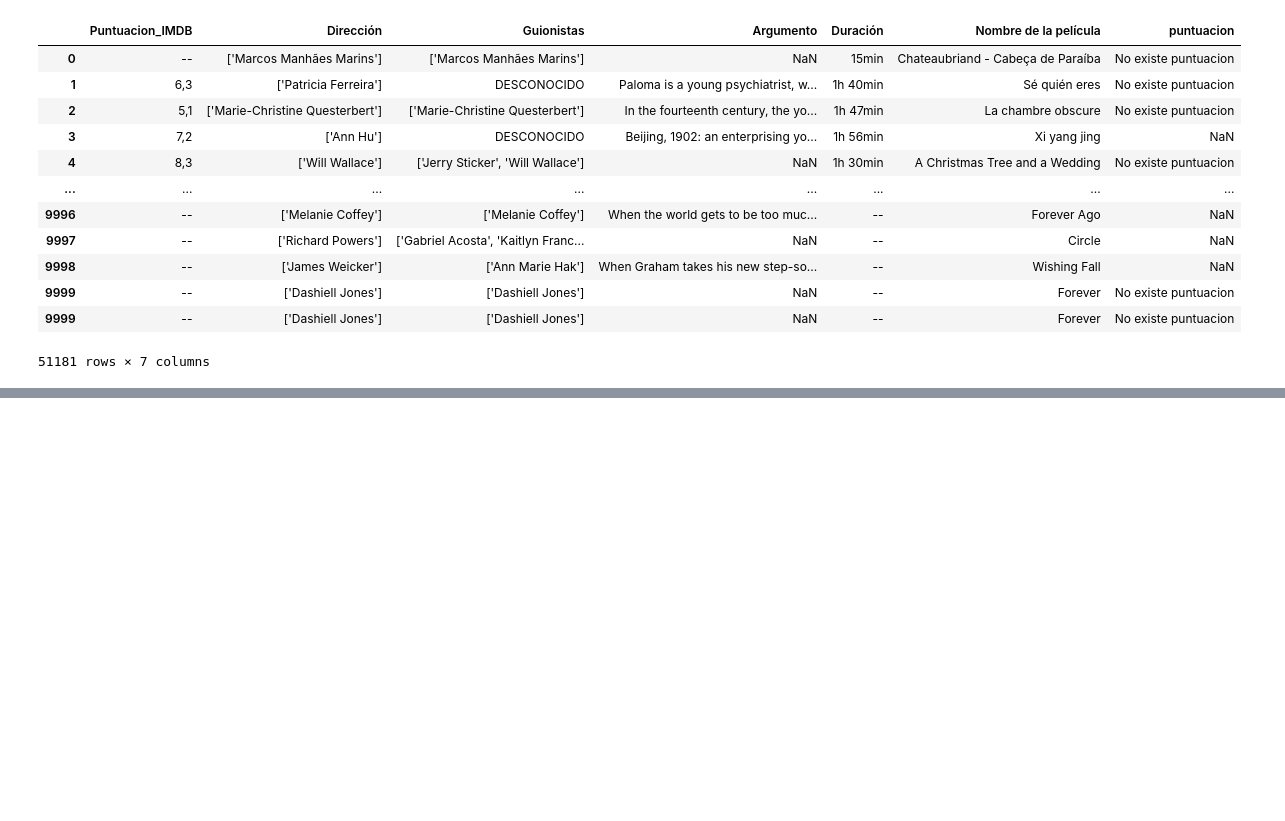
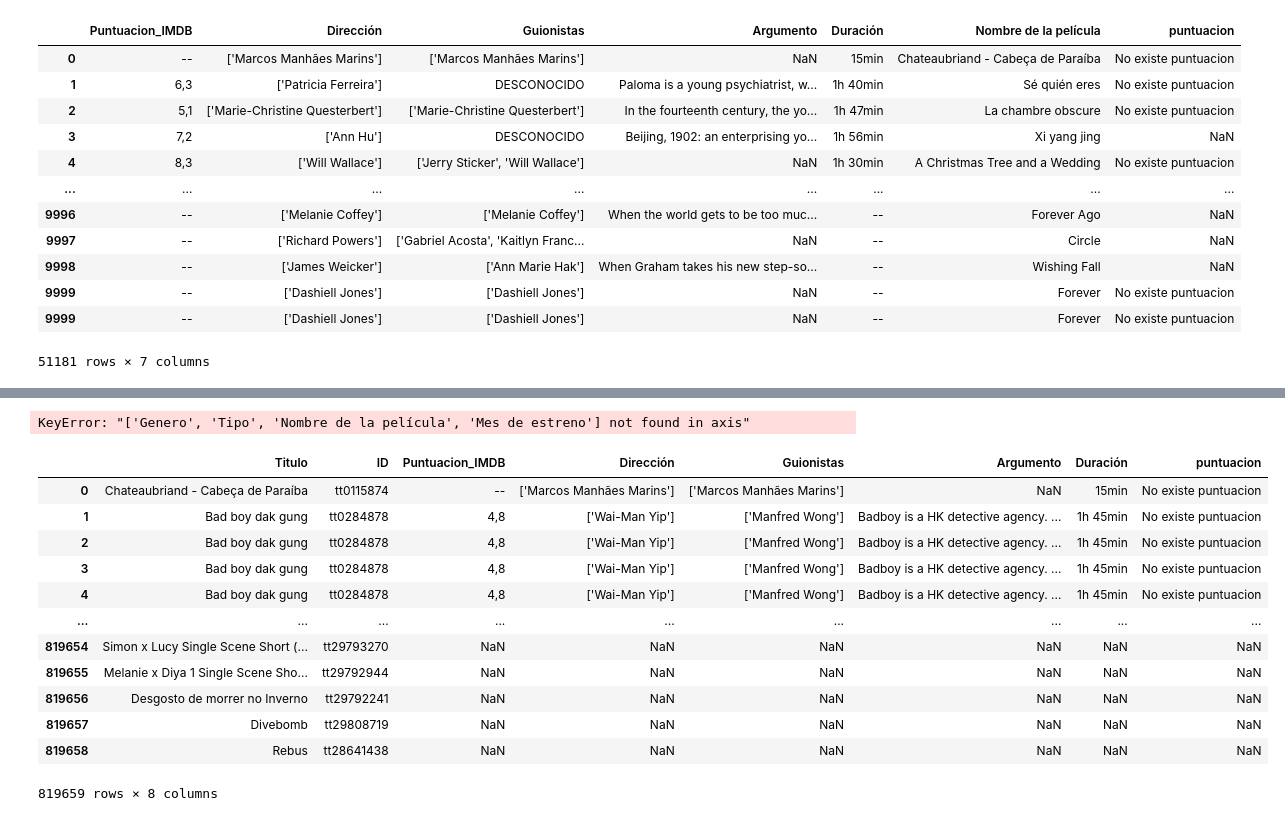
Before and after one commit to lmoraromero/proyecto-da-promo-G-modulo-2-team-2, a Jupyter notebook: UNION_PELIS_REBE.ipynb, the cells around one changed output, grey strips where cells are left out. Drawn from its saved outputs; the diff is of its cells as text; code cells hidden in the pictures; blank space fills up the shorter version.

Commit message:
COdigo union

```diff
--- a/UNION_PELIS_REBE.ipynb
+++ b/UNION_PELIS_REBE.ipynb
@@ -147,0 +150,3 @@ union_puntuacion
+# %%
+pelis_api= pd.read_csv("pelis_ordenadas.csv", index_col = 0)
+pelis_imbd = pd.read_csv("EXTRACCION REBE/completo_rebe_pelis.csv", index_col = 0)
@@ -147,0 +181,24 @@ union_puntuacion
+# %%
+union_IMBD_API = pd.merge(pelis_api, pelis_imbd, left_on="Titulo", right_on="Nombre de la película", how="left")
+# %%
+union_IMBD_API.drop(["Genero", "Tipo", "Nombre de la película", "Mes de estreno",], axis=1, inplace=True)
+# %% [output]
+KeyError: "['Genero', 'Tipo', 'Nombre de la película', 'Mes de estreno'] not found in axis"
+# %%
+union_IMBD_API.drop(["Año de estreno"], axis=1, inplace=True)
+# %%
+union_IMBD_API
+# %% [output]
+|  | Titulo | ID | Puntuacion_IMDB | Dirección | Guionistas | Argumento | Duración | puntuacion |
+| 0 | Chateaubriand - Cabeça de Paraíba | tt0115874 | -- | ['Marcos Manhães Marins'] | ['Marcos Manhães Marins'] | NaN | 15min | No existe puntuacion |
+| 1 | Bad boy dak gung | tt0284878 | 4,8 | ['Wai-Man Yip'] | ['Manfred Wong'] | Badboy is a HK detective agency. ... | 1h 45min | No existe puntuacion |
+| 2 | Bad boy dak gung | tt0284878 | 4,8 | ['Wai-Man Yip'] | ['Manfred Wong'] | Badboy is a HK detective agency. ... | 1h 45min | No existe puntuacion |
+| 3 | Bad boy dak gung | tt0284878 | 4,8 | ['Wai-Man Yip'] | ['Manfred Wong'] | Badboy is a HK detective agency. ... | 1h 45min | No existe puntuacion |
+| 4 | Bad boy dak gung | tt0284878 | 4,8 | ['Wai-Man Yip'] | ['Manfred Wong'] | Badboy is a HK detective agency. ... | 1h 45min | No existe puntuacion |
+| ... | ... | ... | ... | ... | ... | ... | ... | ... |
+| 819654 | Simon x Lucy Single Scene Short (... | tt29793270 | NaN | NaN | NaN | NaN | NaN | NaN |
+| 819655 | Melanie x Diya 1 Single Scene Sho... | tt29792944 | NaN | NaN | NaN | NaN | NaN | NaN |
+| 819656 | Desgosto de morrer no Inverno | tt29792241 | NaN | NaN | NaN | NaN | NaN | NaN |
+| 819657 | Divebomb | tt29808719 | NaN | NaN | NaN | NaN | NaN | NaN |
+| 819658 | Rebus | tt28641438 | NaN | NaN | NaN | NaN | NaN | NaN |
+819659 rows × 8 columns
```
Also changed, not shown: parts of 4 cells of this notebook, 1 other file.
